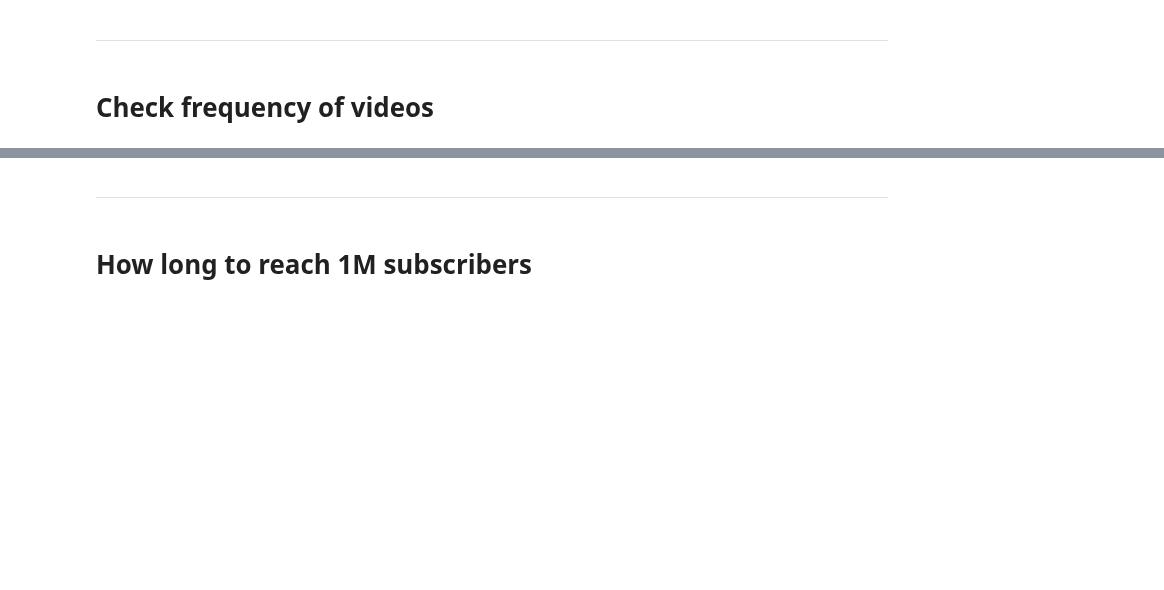
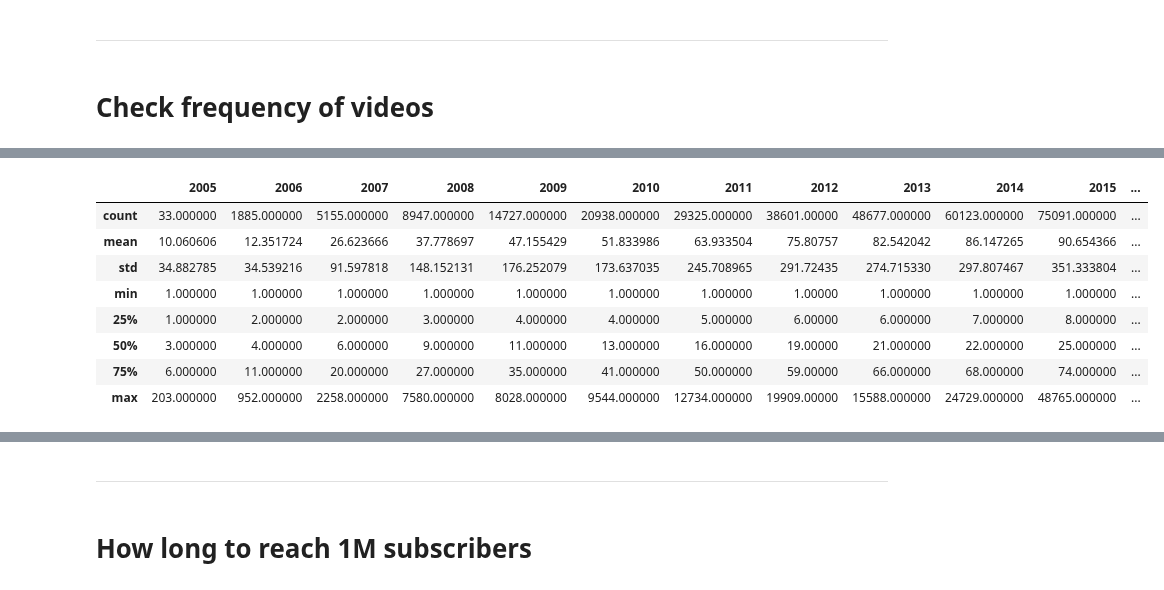
Before and after one commit to epfl-ada/ada-2022-project-adaptation, a Jupyter notebook: impl.ipynb, the cells around one changed output, grey strips where cells are left out. Drawn from its saved outputs; the diff is of its cells as text; code cells hidden in the pictures; blank space fills up the shorter version.

```diff
--- a/impl.ipynb
+++ b/impl.ipynb
@@ -119,0 +181,12 @@ sns.heatmap(vd_cnt_by_id_mo, yticklabels=False)
+# %%
+vd_cnt_by_id_yr_filtered_summary
+# %% [output]
+|  | 2005 | 2006 | 2007 | 2008 | 2009 | 2010 | 2011 | 2012 | 2013 | 2014 | 2015 | ... |
+| count | 33.000000 | 1885.000000 | 5155.000000 | 8947.000000 | 14727.000000 | 20938.000000 | 29325.000000 | 38601.00000 | 48677.000000 | 60123.000000 | 75091.000000 | ... |
+| mean | 10.060606 | 12.351724 | 26.623666 | 37.778697 | 47.155429 | 51.833986 | 63.933504 | 75.80757 | 82.542042 | 86.147265 | 90.654366 | ... |
+| std | 34.882785 | 34.539216 | 91.597818 | 148.152131 | 176.252079 | 173.637035 | 245.708965 | 291.72435 | 274.715330 | 297.807467 | 351.333804 | ... |
+| min | 1.000000 | 1.000000 | 1.000000 | 1.000000 | 1.000000 | 1.000000 | 1.000000 | 1.00000 | 1.000000 | 1.000000 | 1.000000 | ... |
+| 25% | 1.000000 | 2.000000 | 2.000000 | 3.000000 | 4.000000 | 4.000000 | 5.000000 | 6.00000 | 6.000000 | 7.000000 | 8.000000 | ... |
+| 50% | 3.000000 | 4.000000 | 6.000000 | 9.000000 | 11.000000 | 13.000000 | 16.000000 | 19.00000 | 21.000000 | 22.000000 | 25.000000 | ... |
+| 75% | 6.000000 | 11.000000 | 20.000000 | 27.000000 | 35.000000 | 41.000000 | 50.000000 | 59.00000 | 66.000000 | 68.000000 | 74.000000 | ... |
+| max | 203.000000 | 952.000000 | 2258.000000 | 7580.000000 | 8028.000000 | 9544.000000 | 12734.000000 | 19909.00000 | 15588.000000 | 24729.000000 | 48765.000000 | ... |
```
Also changed, not shown: parts of 32 cells of this notebook.
